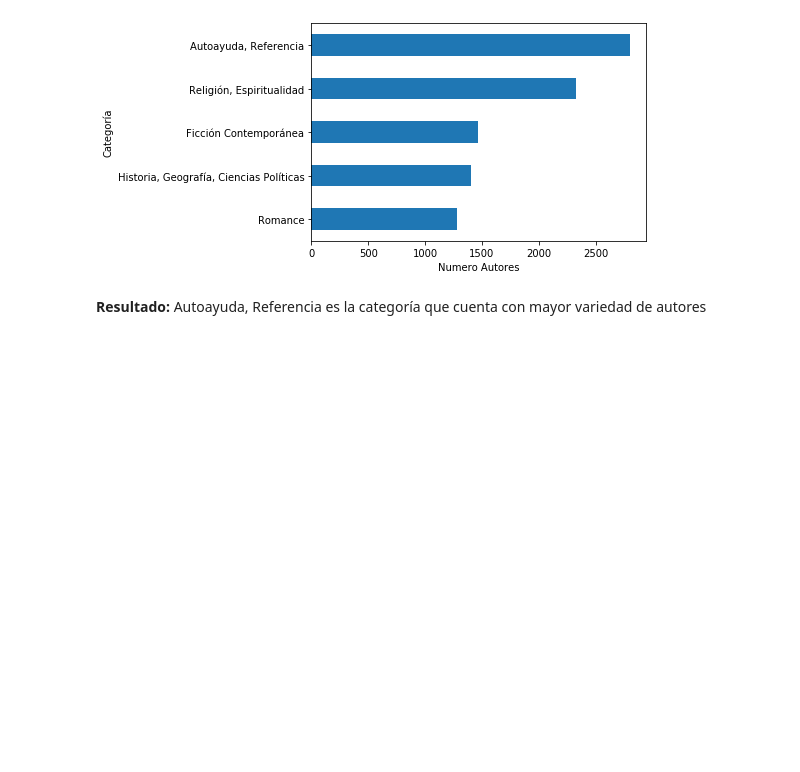
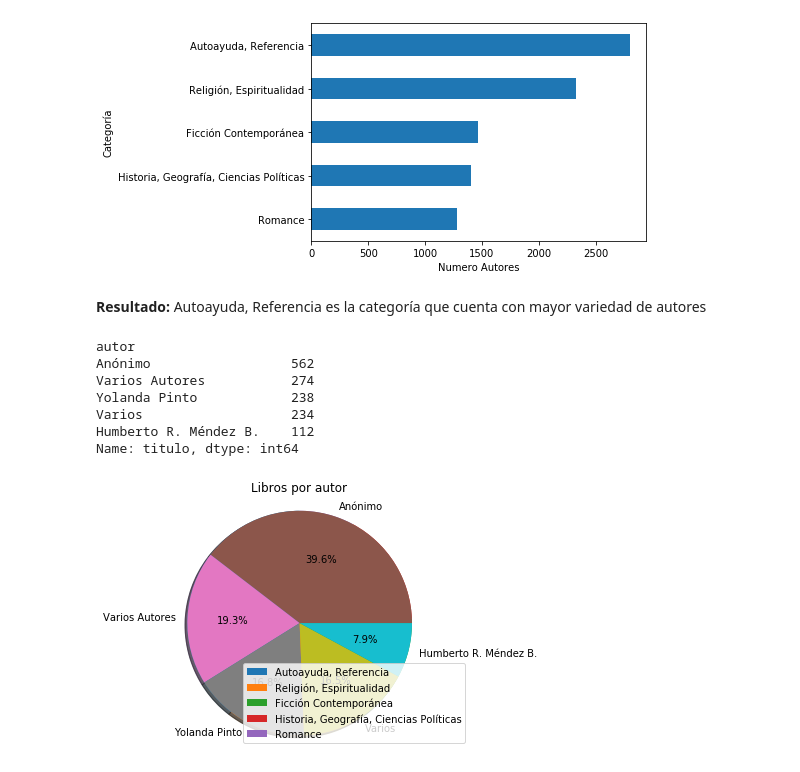
Before and after one commit to 2019-B-GR1-Python/py-pachacama-simba-a-pamela-abigail, a Jupyter notebook: 03-scrapy/07-arania-proy/Informe.ipynb, the cells around one changed output. Saved outputs shown, nothing was run; the diff lists cells and outputs as text; code cells hidden in the pictures; blank space fills up the shorter version.

```diff
--- a/03-scrapy/07-arania-proy/Informe.ipynb
+++ b/03-scrapy/07-arania-proy/Informe.ipynb
@@ -172,0 +170,19 @@ print(libros )
+# %%
+libros = dataframe.groupby("autor")["titulo"].size().sort_values(ascending=False).head(5)
+print(libros )
+patches,texts=plt.pie(libros,shadow=True,startangle=90)
+plt.pie(libros,shadow=True,labels=libros.index,autopct='%1.1f%%')
+plt.legend(patches,autores.index,loc="lower right")
+plt.axis("equal")
+plt.title("Libros por autor")
+plt.tight_layout()
+plt.show()
+# %% [output]
+autor
+Anónimo                  562
+Varios Autores           274
+Yolanda Pinto            238
+Varios                   234
+Humberto R. Méndez B.    112
+Name: titulo, dtype: int64
+[figure, added]
```
Also changed, not shown: parts of 2 cells of this notebook.
